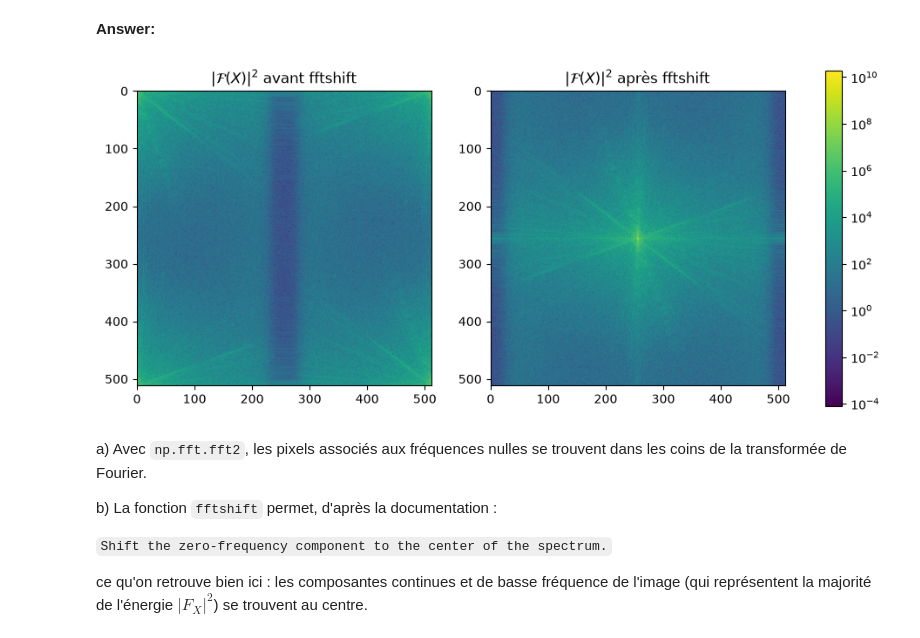
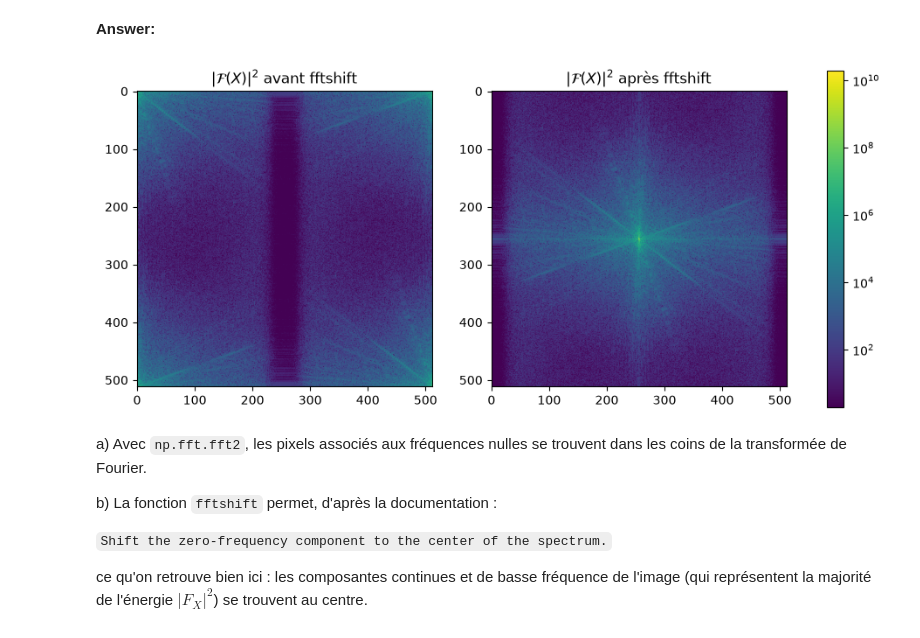
Before and after one commit to alxndrTL/python_sdia, a Jupyter notebook: Labs/Lab3/FERNANDES_TORRES_Lab3.ipynb, the cells around one changed output. Drawn from its saved outputs; the diff is of its cells as text; code cells hidden in the pictures.

```diff
--- a/Labs/Lab3/FERNANDES_TORRES_Lab3.ipynb
+++ b/Labs/Lab3/FERNANDES_TORRES_Lab3.ipynb
@@ -368,24 +352,24 @@ b) Take a look at the documentation of `np.fft.fftshift`. Use it to ensure that
 # %%
 Fx = np.abs(np.fft.fft2(X)) ** 2
 Fx_shift = np.fft.fftshift(Fx)
 
-vmin = np.min(np.abs(Fx))
-vmax = np.max(np.abs(Fx))
+vmax = np.max(Fx)
+vmin = vmax * 1e-10
 
 norm = mpl.colors.LogNorm(vmin=vmin, vmax=vmax, clip=True)
 
 fig, axes = plt.subplots(1, 2, figsize=(12, 5))
 
 im = axes[0].imshow(Fx, cmap="viridis", norm=norm)
 axes[0].set_title(r"$|\mathcal{F}(X)|^2$ avant fftshift")
 
 axes[1].imshow(Fx_shift, cmap="viridis", norm=norm)
 axes[1].set_title(r"$|\mathcal{F}(X)|^2$ après fftshift")
 
 fig.colorbar(im, ax=axes)
 plt.show()
 # %% [output]
-[figure, old version]
+[figure, new version]
 # %% [markdown]
 a) Avec `np.fft.fft2`, les pixels associés aux fréquences nulles se trouvent dans les coins de la transformée de Fourier.
 
```
Also changed, not shown: parts of 6 cells of this notebook.
